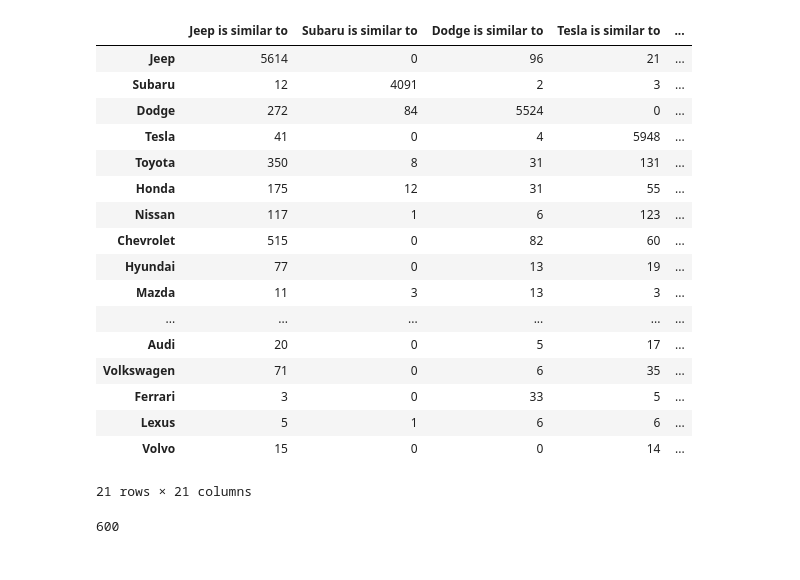
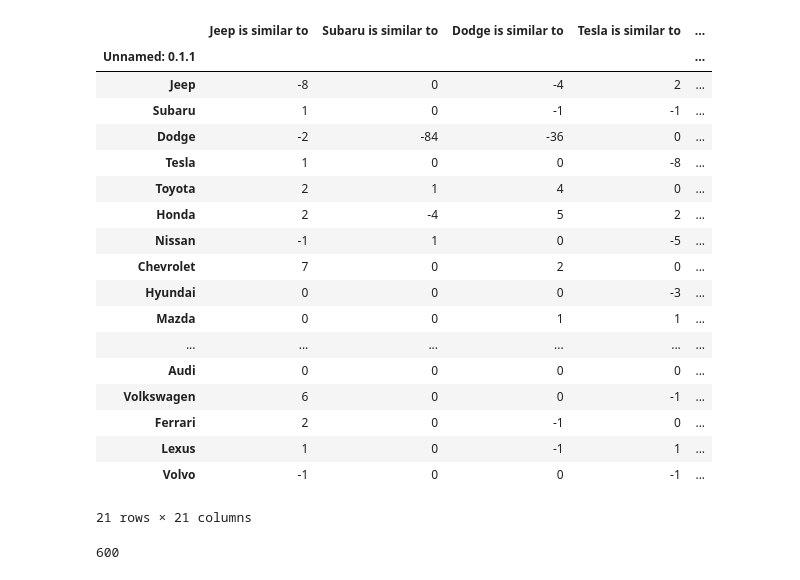
Before and after one commit to albtang/Katona-AI-Research, a Jupyter notebook: src/car_data/Merger.ipynb, the cells around one changed output. Cells and saved outputs as stored; diff of their text form; code cells hidden in the pictures.

```diff
--- a/src/car_data/Merger.ipynb
+++ b/src/car_data/Merger.ipynb
@@ -1,12 +1,12 @@
 # %%
 import pandas as pd
 # %%
-df1 = pd.read_csv("freqs/j Mar20 reparsedv2 Dec15 750.csv",index_col=0)
-df2 = pd.read_csv("freqs/j Mar22 reparsed Dec18 750.csv", index_col=0)
-df3 = pd.read_csv("freqs/j Mar22 reparsed Dec2 450.csv", index_col=0)
-df4 = pd.read_csv("freqs/j Mar22 reparsed Dec22 675.csv", index_col=0)
-df5 = pd.read_csv("freqs/j Mar22 reparsed Dec23 900.csv", index_col=0)
-df6 = pd.read_csv("freqs/j Mar22 reparsed Dec3 450.csv", index_col=0)
-df7 = pd.read_csv("freqs/j Mar22 reparsed Dec30 600.csv", index_col=0)
-df8 = pd.read_csv("freqs/j Mar22 reparsed Dec5 750.csv", index_col=0)
-df9 = pd.read_csv("freqs/j Mar22 reparsed Jan5 900.csv", index_col=0)
+df1 = pd.read_csv("freqs/j Feb16 6225.csv").set_index("Unnamed: 0.1.1").drop(columns=["Unnamed: 0", "Unnamed: 0.1"])
+df2 = pd.read_csv("freqs/j Mar22 6225.csv", index_col=0)
+# df3 = pd.read_csv("freqs/j Mar22 reparsed Dec2 450.csv", index_col=0)
+# df4 = pd.read_csv("freqs/j Mar22 reparsed Dec22 675.csv", index_col=0)
+# df5 = pd.read_csv("freqs/j Mar22 reparsed Dec23 900.csv", index_col=0)
+# df6 = pd.read_csv("freqs/j Mar22 reparsed Dec3 450.csv", index_col=0)
+# df7 = pd.read_csv("freqs/j Mar22 reparsed Dec30 600.csv", index_col=0)
+# df8 = pd.read_csv("freqs/j Mar22 reparsed Dec5 750.csv", index_col=0)
+# df9 = pd.read_csv("freqs/j Mar22 reparsed Jan5 900.csv", index_col=0)
@@ -34,24 +35,26 @@ df2
 # %%
-joined=df1+df2+df3+df4+df5+df6+df7+df8+df9
+# joined=df1+df2+df3+df4+df5+df6+df7+df8+df9
 # joined = pd.concat([df1,df2,df3,df4,df5,df6,df7,df8,df9,df10,df11,df12,df13,df14,df15], ignore_index=True)
+joined = df1-df2
 joined
 # %% [output]
 |  | Jeep is similar to | Subaru is similar to | Dodge is similar to | Tesla is similar to | ... |
-| Jeep | 5614 | 0 | 96 | 21 | ... |
-| Subaru | 12 | 4091 | 2 | 3 | ... |
-| Dodge | 272 | 84 | 5524 | 0 | ... |
-| Tesla | 41 | 0 | 4 | 5948 | ... |
-| Toyota | 350 | 8 | 31 | 131 | ... |
-| Honda | 175 | 12 | 31 | 55 | ... |
-| Nissan | 117 | 1 | 6 | 123 | ... |
-| Chevrolet | 515 | 0 | 82 | 60 | ... |
-| Hyundai | 77 | 0 | 13 | 19 | ... |
-| Mazda | 11 | 3 | 13 | 3 | ... |
+| Unnamed: 0.1.1 |  |  |  |  | ... |
+| Jeep | -8 | 0 | -4 | 2 | ... |
+| Subaru | 1 | 0 | -1 | -1 | ... |
+| Dodge | -2 | -84 | -36 | 0 | ... |
+| Tesla | 1 | 0 | 0 | -8 | ... |
+| Toyota | 2 | 1 | 4 | 0 | ... |
+| Honda | 2 | -4 | 5 | 2 | ... |
+| Nissan | -1 | 1 | 0 | -5 | ... |
+| Chevrolet | 7 | 0 | 2 | 0 | ... |
+| Hyundai | 0 | 0 | 0 | -3 | ... |
+| Mazda | 0 | 0 | 1 | 1 | ... |
 | ... | ... | ... | ... | ... | ... |
-| Audi | 20 | 0 | 5 | 17 | ... |
-| Volkswagen | 71 | 0 | 6 | 35 | ... |
-| Ferrari | 3 | 0 | 33 | 5 | ... |
-| Lexus | 5 | 1 | 6 | 6 | ... |
-| Volvo | 15 | 0 | 0 | 14 | ... |
+| Audi | 0 | 0 | 0 | 0 | ... |
+| Volkswagen | 6 | 0 | 0 | -1 | ... |
+| Ferrari | 2 | 0 | -1 | 0 | ... |
+| Lexus | 1 | 0 | -1 | 1 | ... |
+| Volvo | -1 | 0 | 0 | -1 | ... |
 21 rows × 21 columns
 # %%
```
Also changed, not shown: parts of 3 cells of this notebook, 2 other files.
